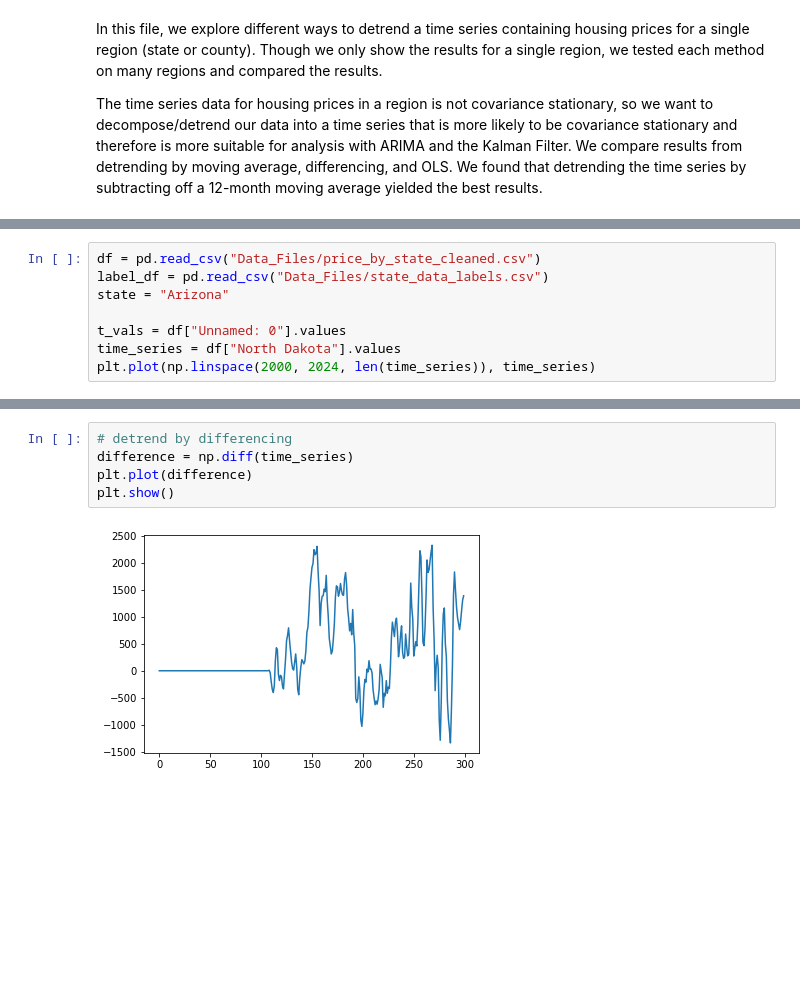
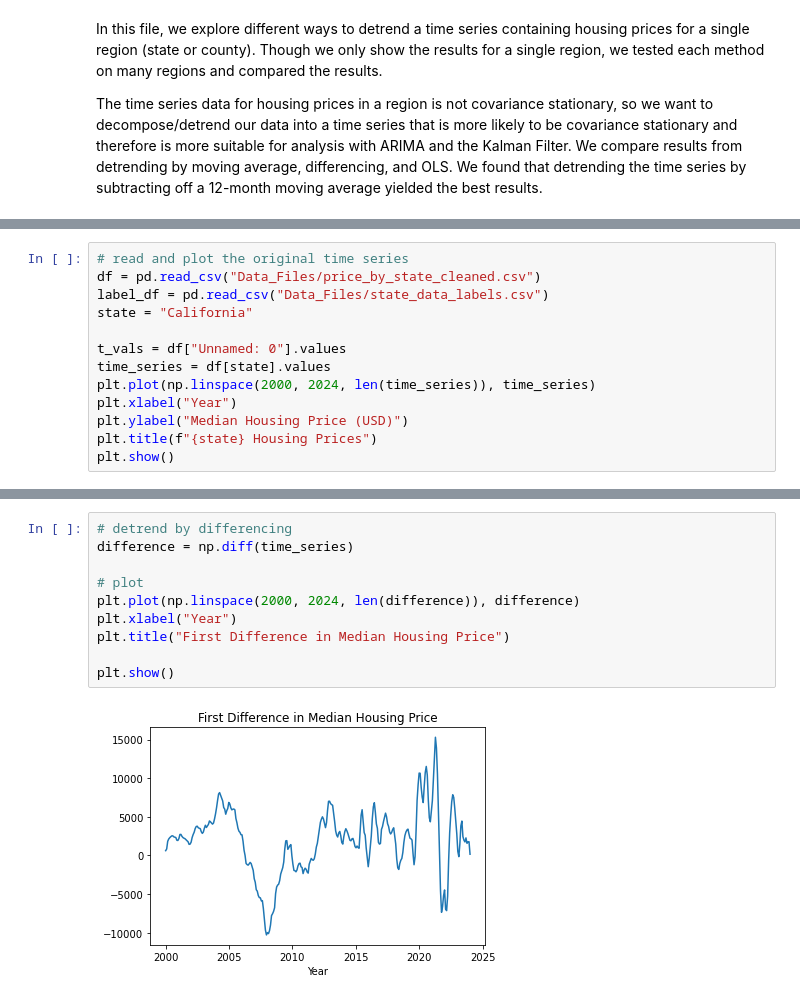
Before and after one commit to jpatrickb/vol3_housing_project, a Jupyter notebook: detrending.ipynb, the cells around one changed output, grey strips where cells are left out. Saved outputs shown, nothing was run; the diff lists cells and outputs as text; blank space fills up the shorter version.

```diff
--- a/detrending.ipynb
+++ b/detrending.ipynb
@@ -28,11 +29,16 @@ def detrend(time_series):
     ma = _moving_average(time_series)
     return time_series - ma
 # %%
+# read and plot the original time series
 df = pd.read_csv("Data_Files/price_by_state_cleaned.csv")
 label_df = pd.read_csv("Data_Files/state_data_labels.csv")
-state = "Arizona"
+state = "California"
 
 t_vals = df["Unnamed: 0"].values
-time_series = df["North Dakota"].values
+time_series = df[state].values
 plt.plot(np.linspace(2000, 2024, len(time_series)), time_series)
+plt.xlabel("Year")
+plt.ylabel("Median Housing Price (USD)")
+plt.title(f"{state} Housing Prices")
+plt.show()
 # %% [output]
@@ -59,10 +77,15 @@ plt.show()
 # %%
 # detrend by differencing
 difference = np.diff(time_series)
-plt.plot(difference)
+
+# plot
+plt.plot(np.linspace(2000, 2024, len(difference)), difference)
+plt.xlabel("Year")
+plt.title("First Difference in Median Housing Price")
+
 plt.show()
 # %% [output]
-[figure, old version]
+[figure, new version]
 # %%
 # detrend using linear regression
 x = np.linspace(2000, 2024, len(time_series))
```
Also changed, not shown: parts of 4 cells of this notebook.
